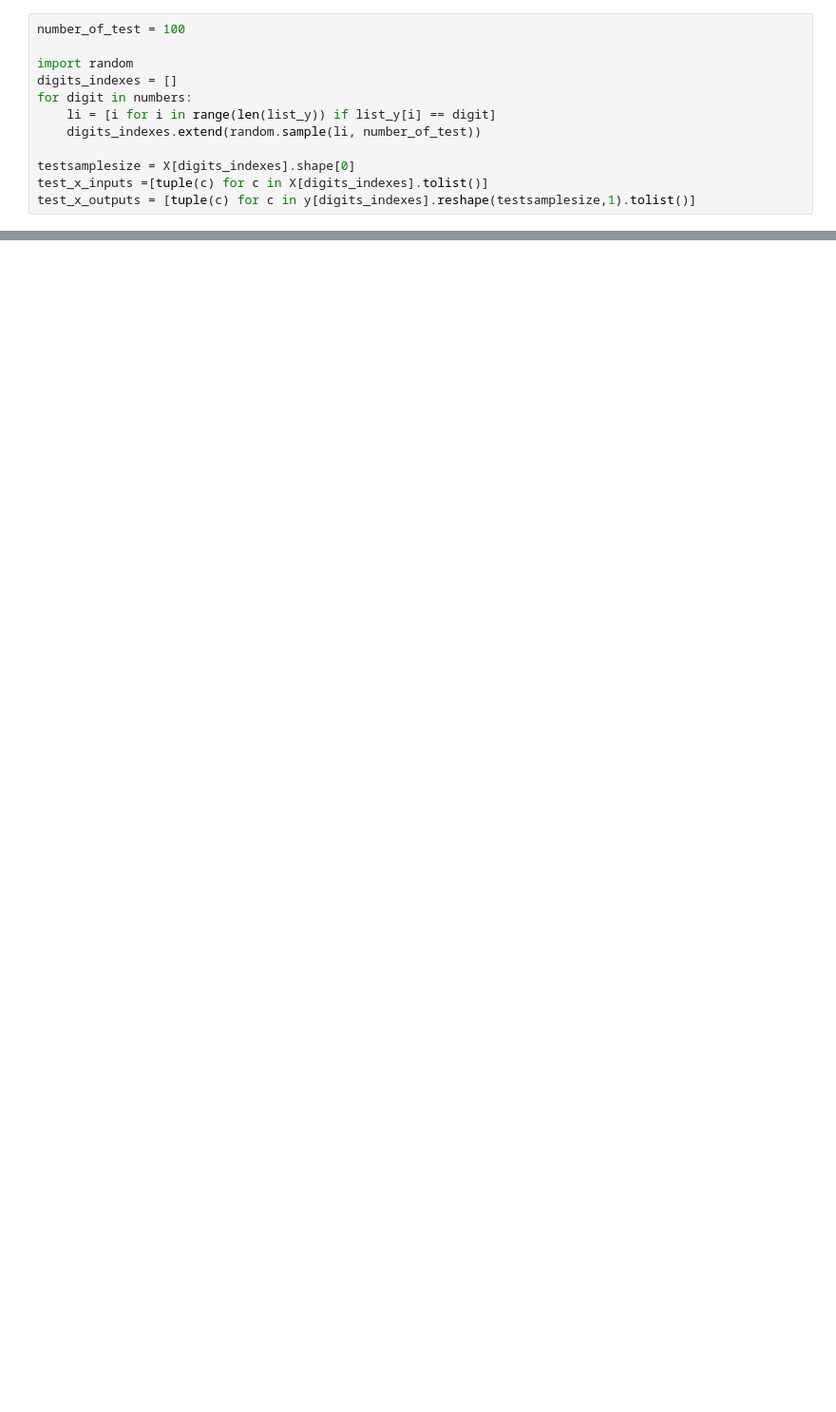
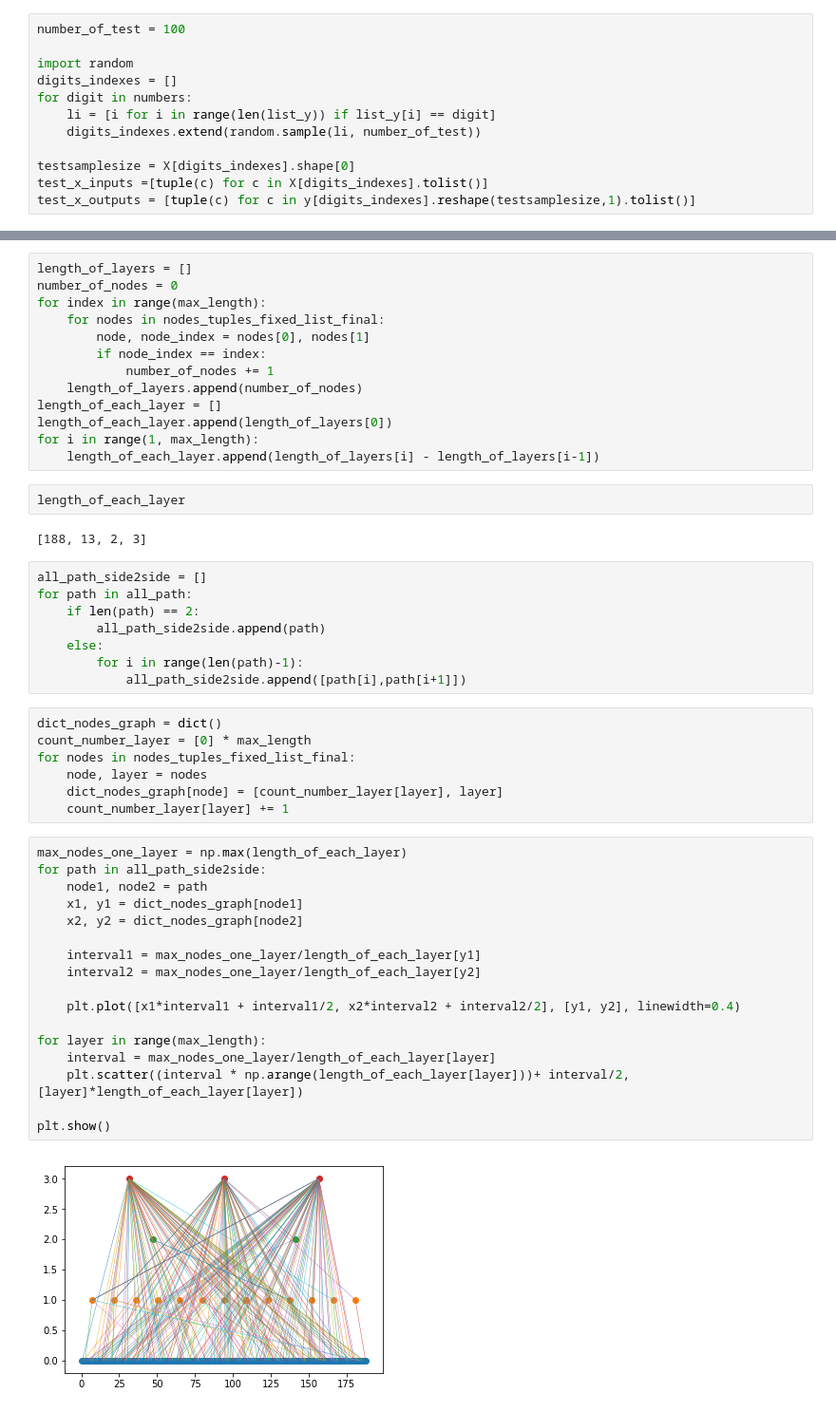
Before and after one commit to lafengxiaoyu/ENN, a Jupyter notebook: mnist/enn mnist 3 softmax-Copy1.ipynb, the cells around one changed output, grey strips where cells are left out. Shown: that part at 95% size. Saved outputs shown, nothing was run; the diff lists cells and outputs as text; blank space fills up the shorter version.

```diff
--- a/mnist/enn mnist 3 softmax-Copy1.ipynb
+++ b/mnist/enn mnist 3 softmax-Copy1.ipynb
@@ -180,0 +324,51 @@ print("Accuracy: {}".format(acc))
+# %%
+length_of_layers = []
+number_of_nodes = 0
+for index in range(max_length):
+    for nodes in nodes_tuples_fixed_list_final:
+        node, node_index = nodes[0], nodes[1]
+        if node_index == index:
+            number_of_nodes += 1
+    length_of_layers.append(number_of_nodes)
+length_of_each_layer = []
+length_of_each_layer.append(length_of_layers[0])
+for i in range(1, max_length):
+    length_of_each_layer.append(length_of_layers[i] - length_of_layers[i-1])
+# %%
+length_of_each_layer
+# %% [output]
+[188, 13, 2, 3]
+# %%
+all_path_side2side = []
+for path in all_path:
+    if len(path) == 2:
+        all_path_side2side.append(path)
+    else:
+        for i in range(len(path)-1):
+            all_path_side2side.append([path[i],path[i+1]])
+# %%
+dict_nodes_graph = dict()
+count_number_layer = [0] * max_length
+for nodes in nodes_tuples_fixed_list_final:
+    node, layer = nodes
+    dict_nodes_graph[node] = [count_number_layer[layer], layer]
+    count_number_layer[layer] += 1
+# %%
+max_nodes_one_layer = np.max(length_of_each_layer)
+for path in all_path_side2side:
+    node1, node2 = path
+    x1, y1 = dict_nodes_graph[node1]
+    x2, y2 = dict_nodes_graph[node2]
+
+    interval1 = max_nodes_one_layer/length_of_each_layer[y1]
+    interval2 = max_nodes_one_layer/length_of_each_layer[y2]
+
+    plt.plot([x1*interval1 + interval1/2, x2*interval2 + interval2/2], [y1, y2], linewidth=0.4)
+
+for layer in range(max_length):
+    interval = max_nodes_one_layer/length_of_each_layer[layer]
+    plt.scatter((interval * np.arange(length_of_each_layer[layer]))+ interval/2, [layer]*length_of_each_layer[layer])
+
+plt.show()
+# %% [output]
+[figure, added]
```
Also changed, not shown: parts of 14 cells of this notebook, 29 other files.
